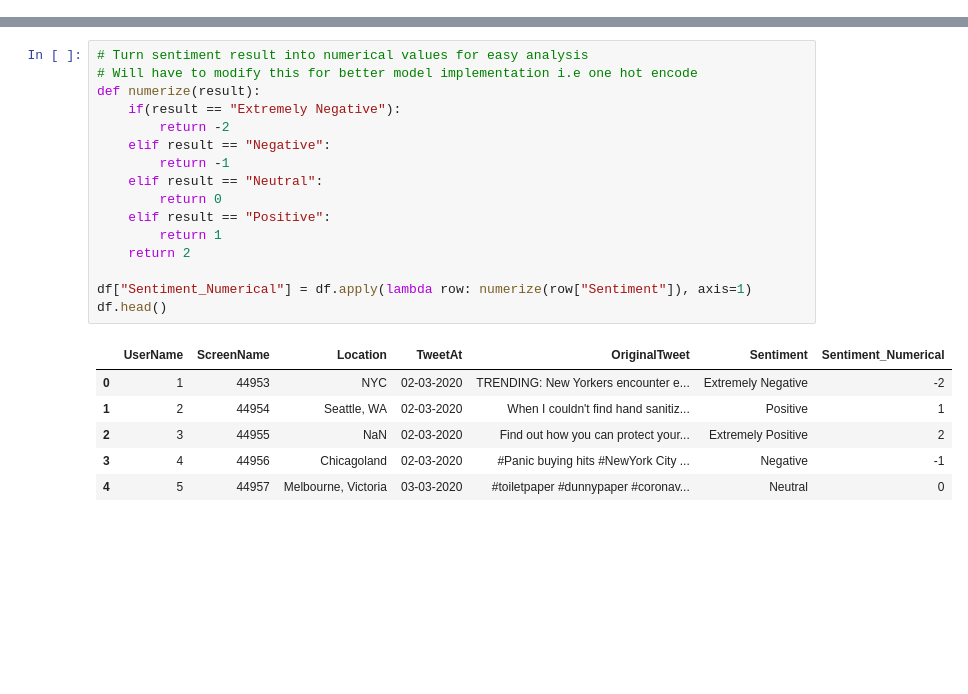
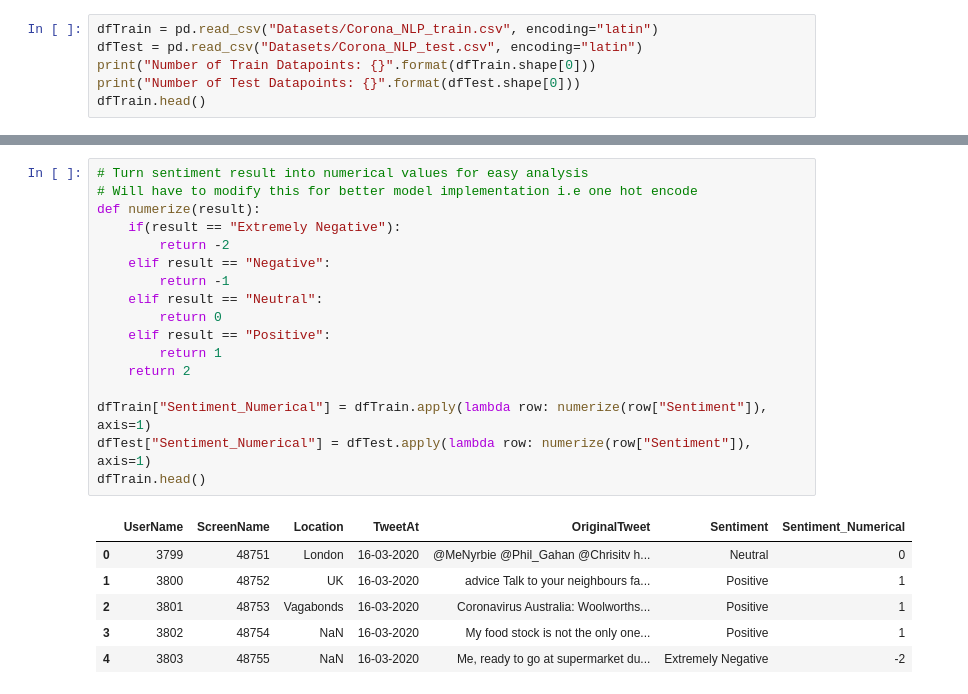
Before and after one commit to marcus-wrrn/CMPE452, a Jupyter notebook: data_preprocessing.ipynb, the cells around one changed output, grey strips where cells are left out. Saved outputs shown, nothing was run; the diff lists cells and outputs as text; blank space fills up the shorter version.

Commit message:
Updated to support two dataframes + removed vectorization section

```diff
--- a/data_preprocessing.ipynb
+++ b/data_preprocessing.ipynb
@@ -41,0 +20,6 @@ df.head()
+# %%
+dfTrain = pd.read_csv("Datasets/Corona_NLP_train.csv", encoding="latin")
+dfTest = pd.read_csv("Datasets/Corona_NLP_test.csv", encoding="latin")
+print("Number of Train Datapoints: {}".format(dfTrain.shape[0]))
+print("Number of Test Datapoints: {}".format(dfTest.shape[0]))
+dfTrain.head()
@@ -42,25 +35,26 @@ df.head()
 # %%
 # Turn sentiment result into numerical values for easy analysis
 # Will have to modify this for better model implementation i.e one hot encode
 def numerize(result):
     if(result == "Extremely Negative"):
         return -2
     elif result == "Negative":
         return -1
     elif result == "Neutral":
         return 0
     elif result == "Positive":
         return 1
     return 2
 
-df["Sentiment_Numerical"] = df.apply(lambda row: numerize(row["Sentiment"]), axis=1)
-df.head()
+dfTrain["Sentiment_Numerical"] = dfTrain.apply(lambda row: numerize(row["Sentiment"]), axis=1)
+dfTest["Sentiment_Numerical"] = dfTest.apply(lambda row: numerize(row["Sentiment"]), axis=1)
+dfTrain.head()
 # %% [output]
 |  | UserName | ScreenName | Location | TweetAt | OriginalTweet | Sentiment | Sentiment_Numerical |
-| 0 | 1 | 44953 | NYC | 02-03-2020 | TRENDING: New Yorkers encounter e... | Extremely Negative | -2 |
-| 1 | 2 | 44954 | Seattle, WA | 02-03-2020 | When I couldn't find hand sanitiz... | Positive | 1 |
-| 2 | 3 | 44955 | NaN | 02-03-2020 | Find out how you can protect your... | Extremely Positive | 2 |
-| 3 | 4 | 44956 | Chicagoland | 02-03-2020 | #Panic buying hits #NewYork City ... | Negative | -1 |
-| 4 | 5 | 44957 | Melbourne, Victoria | 03-03-2020 | #toiletpaper #dunnypaper #coronav... | Neutral | 0 |
+| 0 | 3799 | 48751 | London | 16-03-2020 | @MeNyrbie @Phil_Gahan @Chrisitv h... | Neutral | 0 |
+| 1 | 3800 | 48752 | UK | 16-03-2020 | advice Talk to your neighbours fa... | Positive | 1 |
+| 2 | 3801 | 48753 | Vagabonds | 16-03-2020 | Coronavirus Australia: Woolworths... | Positive | 1 |
+| 3 | 3802 | 48754 | NaN | 16-03-2020 | My food stock is not the only one... | Positive | 1 |
+| 4 | 3803 | 48755 | NaN | 16-03-2020 | Me, ready to go at supermarket du... | Extremely Negative | -2 |
 # %%
 # Analyzing distribution of data
```
Also changed, not shown: parts of 8 cells of this notebook.
